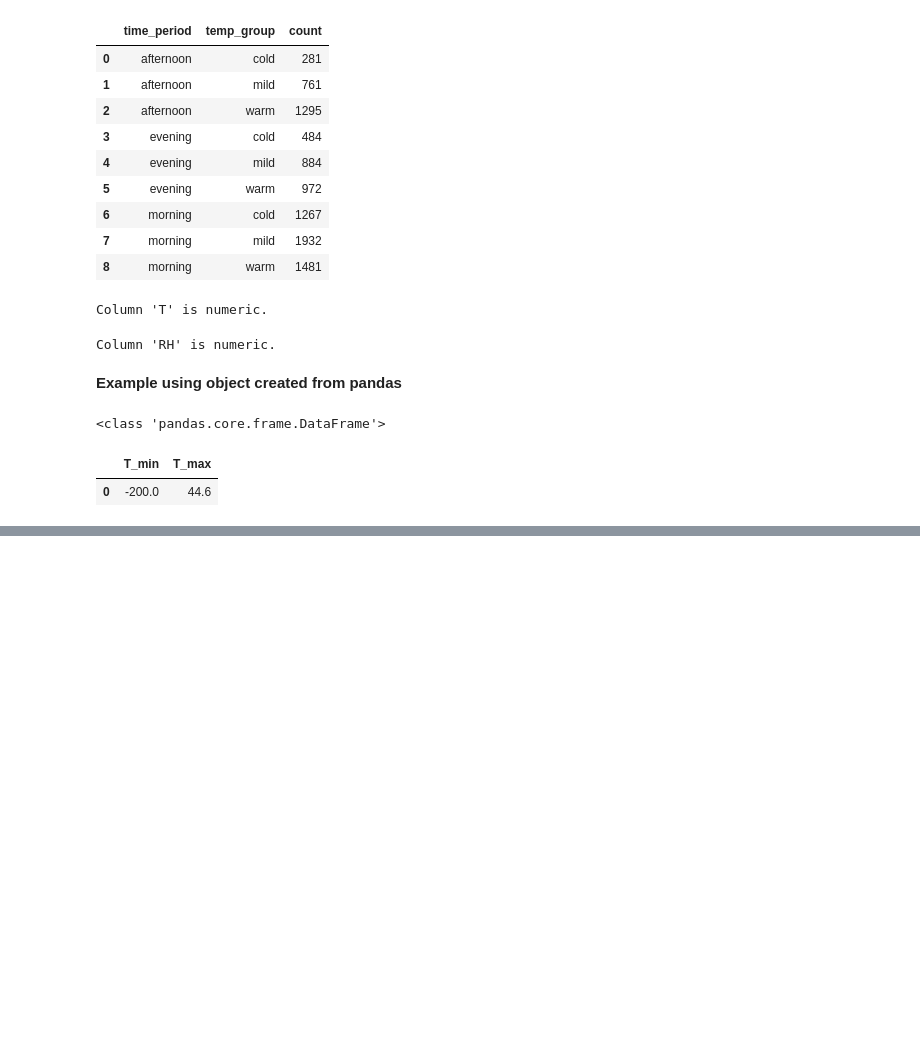
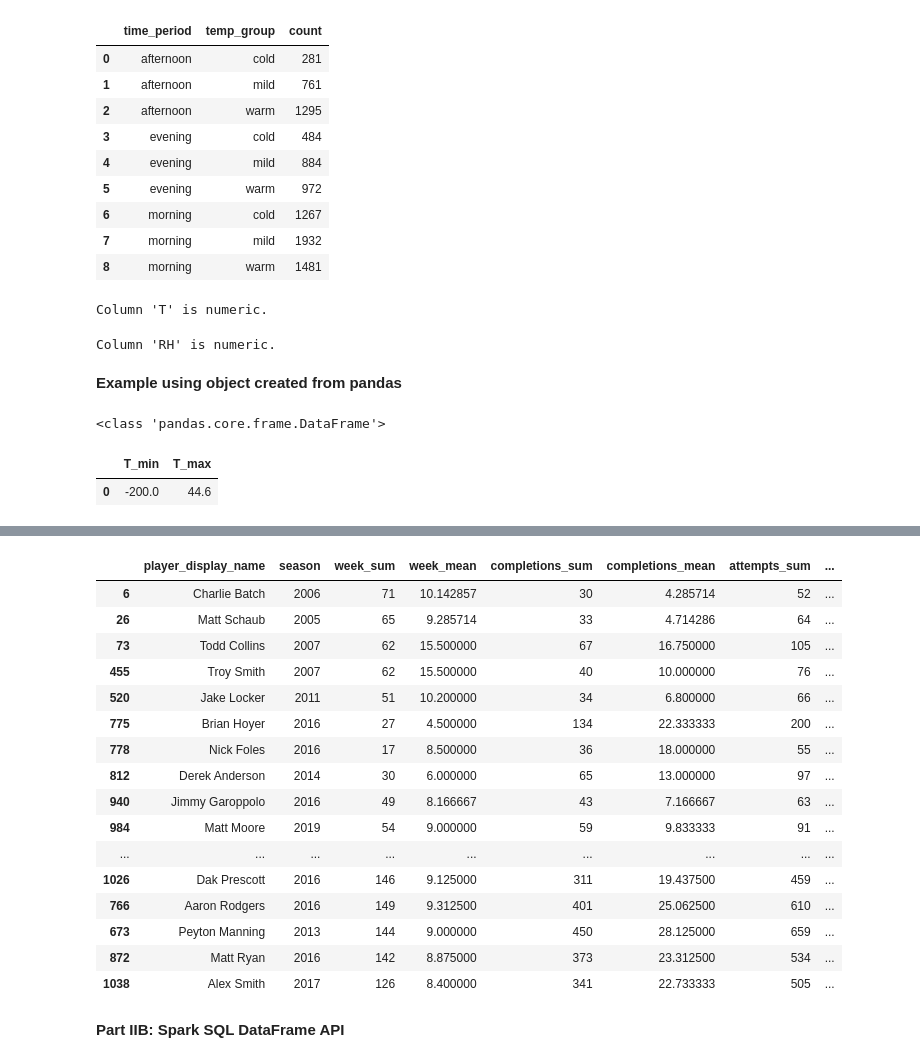
Before and after one commit to whiterabbit077/st554_project2, a Jupyter notebook: project2_solution.ipynb, the cells around one changed output, grey strips where cells are left out. Saved outputs shown, nothing was run; the diff lists cells and outputs as text; code cells hidden in the pictures; blank space fills up the shorter version.

Commit message:
Added code for Part II

```diff
--- a/project2_solution.ipynb
+++ b/project2_solution.ipynb
@@ -620,0 +768,23 @@ result_pd
+# %%
+# Top 40 by TD to INT ratio
+qb_summary_ps_50.sort_values("td_int_ratio", ascending=False).head(40)
+# %% [output]
+|  | player_display_name | season | week_sum | week_mean | completions_sum | completions_mean | attempts_sum | ... |
+| 6 | Charlie Batch | 2006 | 71 | 10.142857 | 30 | 4.285714 | 52 | ... |
+| 26 | Matt Schaub | 2005 | 65 | 9.285714 | 33 | 4.714286 | 64 | ... |
+| 73 | Todd Collins | 2007 | 62 | 15.500000 | 67 | 16.750000 | 105 | ... |
+| 455 | Troy Smith | 2007 | 62 | 15.500000 | 40 | 10.000000 | 76 | ... |
+| 520 | Jake Locker | 2011 | 51 | 10.200000 | 34 | 6.800000 | 66 | ... |
+| 775 | Brian Hoyer | 2016 | 27 | 4.500000 | 134 | 22.333333 | 200 | ... |
+| 778 | Nick Foles | 2016 | 17 | 8.500000 | 36 | 18.000000 | 55 | ... |
+| 812 | Derek Anderson | 2014 | 30 | 6.000000 | 65 | 13.000000 | 97 | ... |
+| 940 | Jimmy Garoppolo | 2016 | 49 | 8.166667 | 43 | 7.166667 | 63 | ... |
+| 984 | Matt Moore | 2019 | 54 | 9.000000 | 59 | 9.833333 | 91 | ... |
+| ... | ... | ... | ... | ... | ... | ... | ... | ... |
+| 1026 | Dak Prescott | 2016 | 146 | 9.125000 | 311 | 19.437500 | 459 | ... |
+| 766 | Aaron Rodgers | 2016 | 149 | 9.312500 | 401 | 25.062500 | 610 | ... |
+| 673 | Peyton Manning | 2013 | 144 | 9.000000 | 450 | 28.125000 | 659 | ... |
+| 872 | Matt Ryan | 2016 | 142 | 8.875000 | 373 | 23.312500 | 534 | ... |
+| 1038 | Alex Smith | 2017 | 126 | 8.400000 | 341 | 22.733333 | 505 | ... |
+# %% [markdown]
+**Part IIB: Spark SQL DataFrame API**
```
Also changed, not shown: parts of 18 cells of this notebook.
